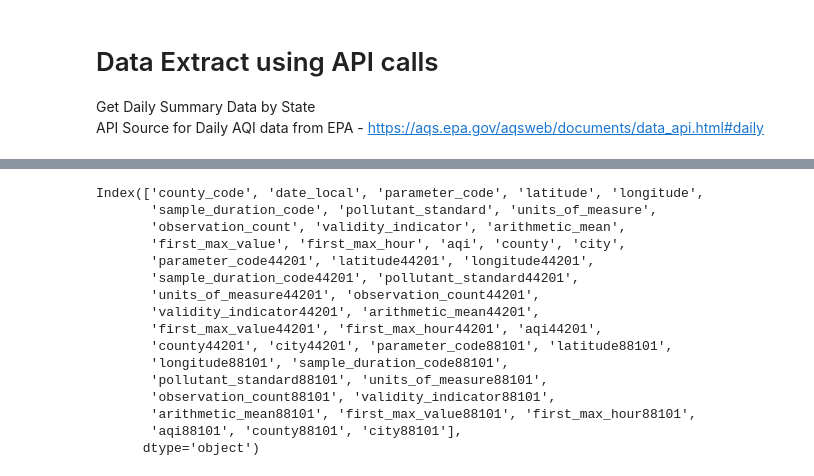
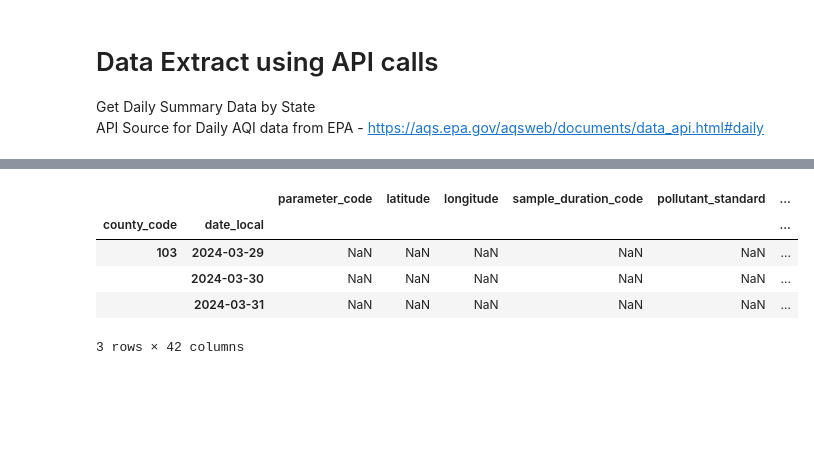
Before and after one commit to ChristineChung/AQI-Avengers-Project2-Group4, a Jupyter notebook: DataPullByState.ipynb, the cells around one changed output, grey strips where cells are left out. Saved outputs shown, nothing was run; the diff lists cells and outputs as text; code cells hidden in the pictures; blank space fills up the shorter version.

```diff
--- a/DataPullByState.ipynb
+++ b/DataPullByState.ipynb
@@ -168,24 +160,16 @@ all_yrs_counties_params_df.head()
 5 rows × 42 columns
+# %%
+all_yrs_counties_params_df.tail(3)
+# %% [output]
+|  |  | parameter_code | latitude | longitude | sample_duration_code | pollutant_standard | ... |
+| county_code | date_local |  |  |  |  |  | ... |
+| 103 | 2024-03-29 | NaN | NaN | NaN | NaN | NaN | ... |
+|  | 2024-03-30 | NaN | NaN | NaN | NaN | NaN | ... |
+|  | 2024-03-31 | NaN | NaN | NaN | NaN | NaN | ... |
+3 rows × 42 columns
 # %%
+# Reset Index
 all_yrs_counties_params_df.reset_index(inplace=True)
-all_yrs_counties_params_df.columns
-# %% [output]
-Index(['county_code', 'date_local', 'parameter_code', 'latitude', 'longitude',
-       'sample_duration_code', 'pollutant_standard', 'units_of_measure',
-       'observation_count', 'validity_indicator', 'arithmetic_mean',
-       'first_max_value', 'first_max_hour', 'aqi', 'county', 'city',
-       'parameter_code44201', 'latitude44201', 'longitude44201',
-       'sample_duration_code44201', 'pollutant_standard44201',
-       'units_of_measure44201', 'observation_count44201',
-       'validity_indicator44201', 'arithmetic_mean44201',
-       'first_max_value44201', 'first_max_hour44201', 'aqi44201',
-       'county44201', 'city44201', 'parameter_code88101', 'latitude88101',
-       'longitude88101', 'sample_duration_code88101',
-       'pollutant_standard88101', 'units_of_measure88101',
-       'observation_count88101', 'validity_indicator88101',
-       'arithmetic_mean88101', 'first_max_value88101', 'first_max_hour88101',
-       'aqi88101', 'county88101', 'city88101'],
-      dtype='object')
 # %%
 all_yrs_counties_params_df.shape
 # %% [output]
```
Also changed, not shown: parts of 14 cells of this notebook, 25 other files.
